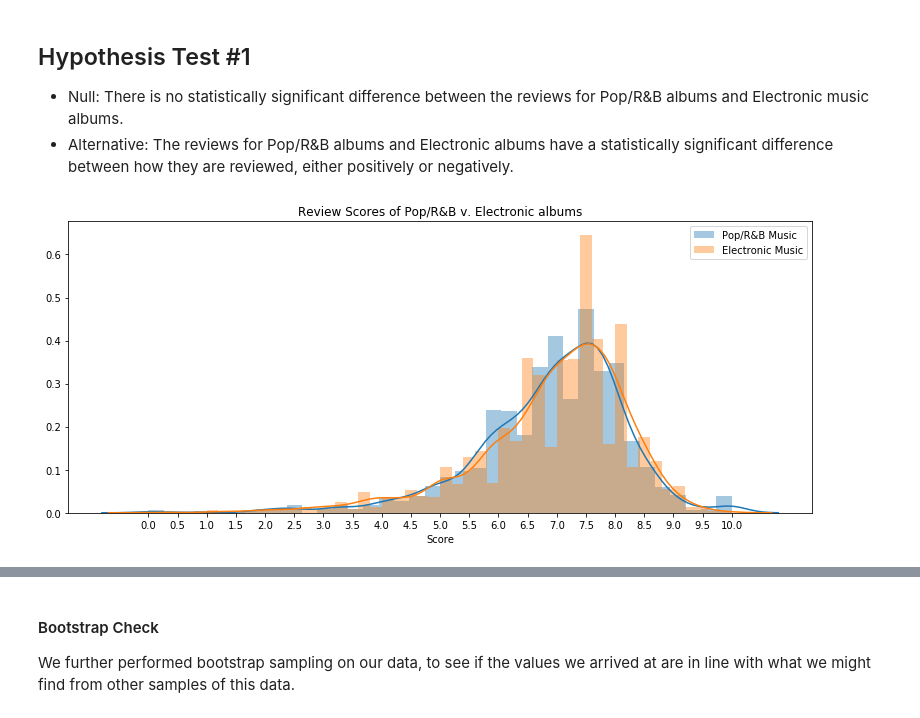
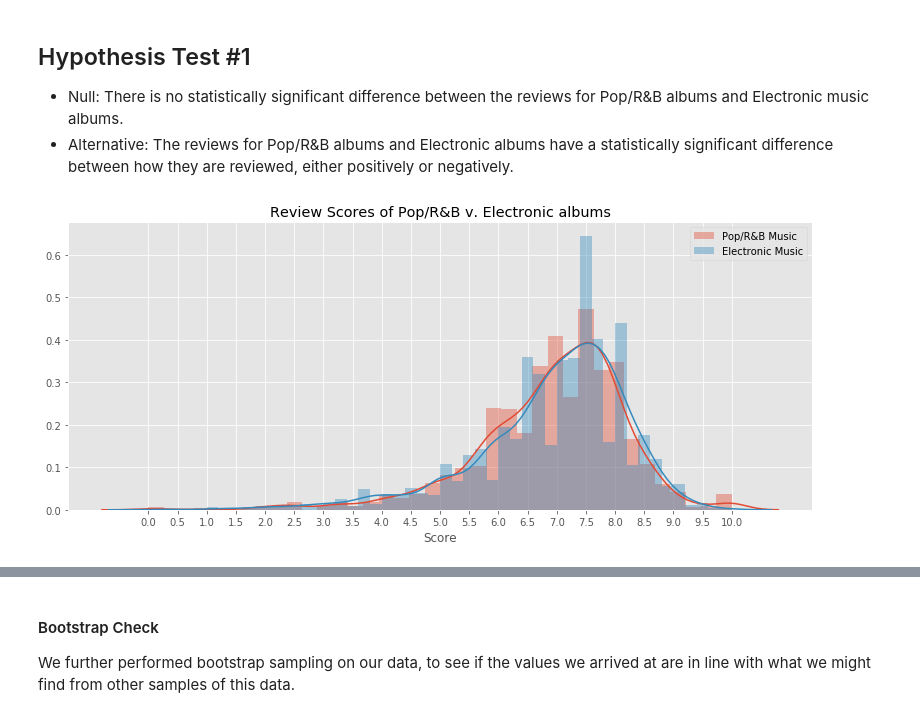
Before and after one commit to jnawjux/pitchfork_review_testing, a Jupyter notebook: Music_Index.ipynb, the cells around one changed output, grey strips where cells are left out. Drawn from its saved outputs; the diff is of its cells as text; code cells hidden in the pictures.

```diff
--- a/Music_Index.ipynb
+++ b/Music_Index.ipynb
@@ -214,17 +215,18 @@ rg_df.head()
 pop_df = rg_df[rg_df['pop/r&b'] == 1].copy()
 elec_df = rg_df[rg_df['electronic'] == 1].copy()
 # %%
+plt.style.use('ggplot')
 plt.figure(figsize=(11,5))
 sns.distplot(pop_df['score'], label="Pop/R&B Music")
 sns.distplot(elec_df['score'], label="Electronic Music")
 plt.title("Review Scores of Pop/R&B v. Electronic albums")
 plt.xlabel('Score')
 plt.xticks(np.arange(0,10.5, .5))
 plt.tight_layout()
 plt.legend()
 plt.show();
 # %% [output]
-[figure, old version]
+[figure, new version]
 # %%
 # Created a helper function for Two Sample T-Test for our categorical comparissions.
 two_sample_ttest_stats(pop_df['score'], elec_df['score'])
```
Also changed, not shown: parts of 56 cells of this notebook.
